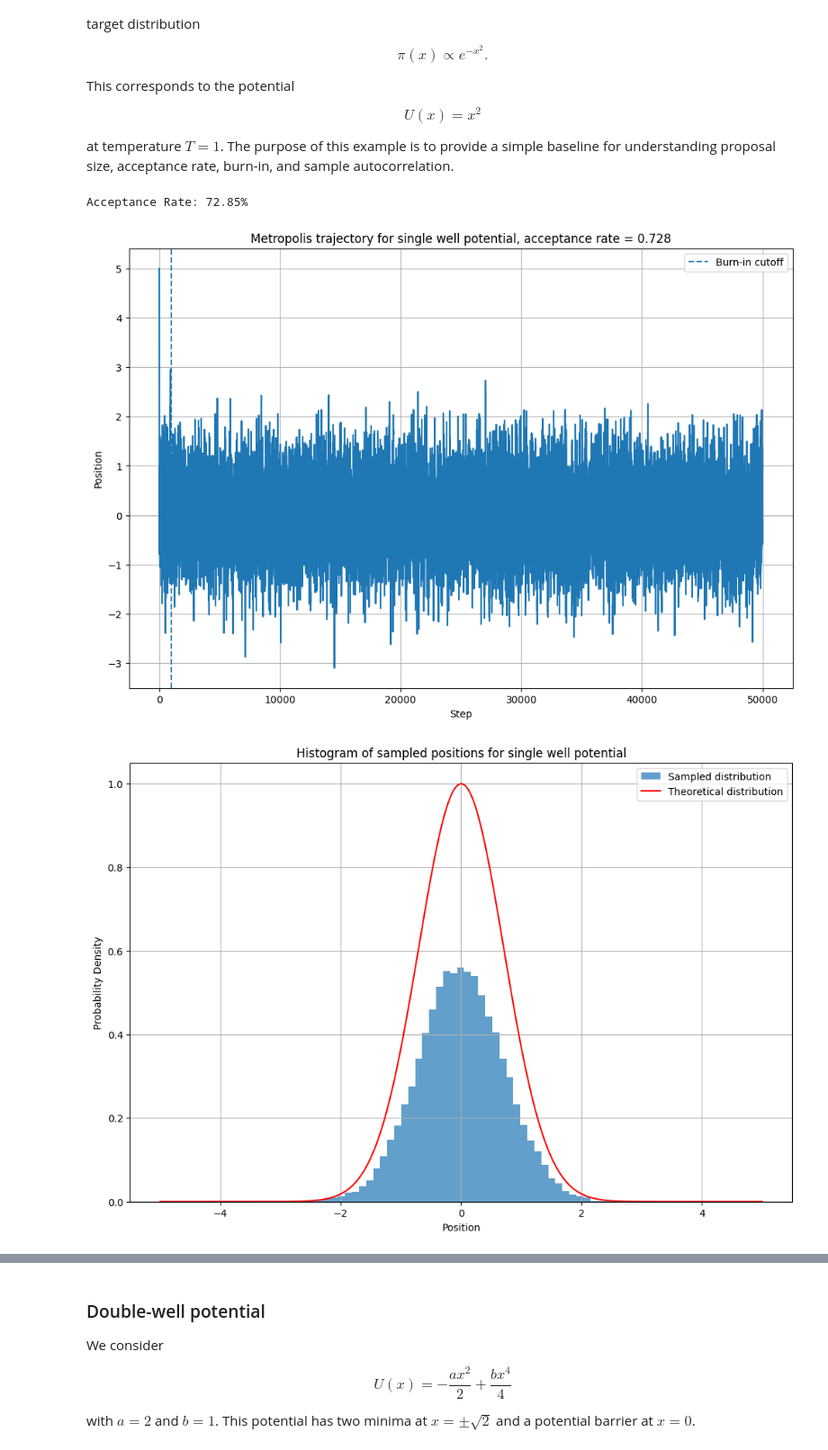
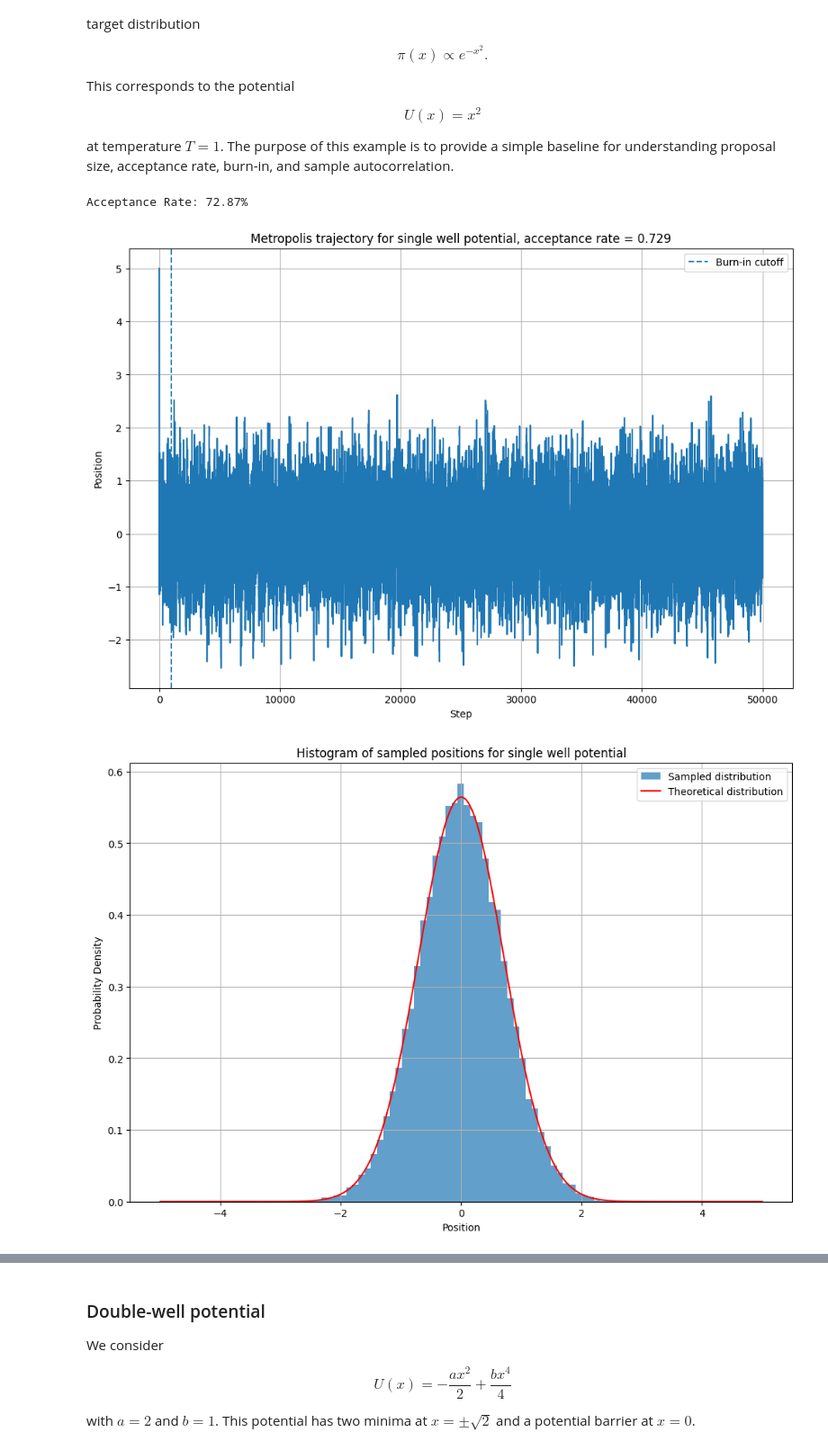
Before and after one commit to Shinichi03/Statistical-Physics, a Jupyter notebook: Baseline Cases/MMC_ECMC.ipynb, the cells around one changed output, grey strips where cells are left out. Shown at 90% size. Drawn from its saved outputs; the diff is of its cells as text; code cells hidden in the pictures.

```diff
--- a/Baseline Cases/MMC_ECMC.ipynb
+++ b/Baseline Cases/MMC_ECMC.ipynb
@@ -133,7 +134,24 @@ def metropolis_run(initial_x, num_steps, proposal_width, temperature, single=Tru
 
     return np.array(positions), acceptance_rate
 # %%
-def plot_trajectory_and_histogram(trajectory, acceptance_rate, burn_in, potential_func, title_suffix):
+def target_distribution(x_grid, potential_func, temperature):
+    """
+    Calculate the target distribution for a given position.
+
+    Args:
+        x_grid (np.ndarray): The grid of x values over which to evaluate the target distribution.
+        potential_func (callable): The potential function.
+        temperature (float): The temperature parameter.
+
+    Returns:
+        np.ndarray: The values of the target distribution at the given positions.
+    """
+    weights = np.exp(-potential_func(x_grid) / temperature)
+    normalisation = np.trapezoid(weights, x_grid)
+    return weights / normalisation
+
+
+def plot_trajectory_and_histogram(trajectory, acceptance_rate, burn_in, potential_func, temperature, title_suffix, x_min=-5, x_max=5, bins=50):
     """
     Plot the trajectory and histogram of sampled positions for a given trajectory.
 
@@ -142,6 +160,7 @@ def plot_trajectory_and_histogram(trajectory, acceptance_rate, burn_in, potentia
         acceptance_rate (float): The acceptance rate of the Metropolis algorithm.
         burn_in (int): The number of initial steps to discard as burn-in.
         potential_func (callable): The potential function to plot the theoretical distribution.
+        temperature (float): The temperature parameter.
         title_suffix (str): Suffix to add to the plot titles for differentiation.
     """
     samples = trajectory[burn_in:]
@@ -156,11 +175,12 @@ def plot_trajectory_and_histogram(trajectory, acceptance_rate, burn_in, potentia
     plt.legend()
     plt.show()
 
-    x = np.linspace(-5, 5, 1000)
+    x = np.linspace(x_min, x_max, 1000)
+    theoretical_dist = target_distribution(x, potential_func, temperature)
 
     plt.figure(figsize=(12, 8))
-    plt.hist(samples, bins=50, density=True, alpha=0.7, label="Sampled distribution")
-    plt.plot(x, np.exp(-potential_func(x)), color='red', label="Theoretical distribution")
+    plt.hist(samples, bins=bins, density=True, alpha=0.7, label="Sampled distribution")
+    plt.plot(x, theoretical_dist, color='red', label="Theoretical distribution")
     plt.xlabel("Position")
     plt.ylabel("Probability Density")
     plt.title(f"Histogram of sampled positions {title_suffix}")
@@ -168,21 +188,32 @@ def plot_trajectory_and_histogram(trajectory, acceptance_rate, burn_in, potentia
     plt.legend()
     plt.show()
 # %%
+temperature = 1.0
+
 trajectory, acceptance_rate = metropolis_run(
     initial_x=5.0,
     num_steps=50_000,
-    proposal_width=2,
-    temperature=1.0,
+    proposal_width=2.0,
+    temperature=temperature,
 )
 print(f"Acceptance Rate: {acceptance_rate:.2%}")
 
 burn_in = 1000
 
-plot_trajectory_and_histogram(trajectory, acceptance_rate, burn_in, potential, "for single well potential")
+plot_trajectory_and_histogram(
+    trajectory,
+    acceptance_rate,
+    burn_in,
+    potential,
+    temperature,
+    "for single well potential",
+    x_min=-5,
+    x_max=5
+)
 # %% [output]
-Acceptance Rate: 72.85%
+Acceptance Rate: 72.87%
-[figure, old version]
+[figure, new version]
-[figure, old version]
+[figure, new version]
 # %%
 def U_double_well(x, a=2.0, b=1.0):
     """
```
Also changed, not shown: parts of 23 cells of this notebook.
